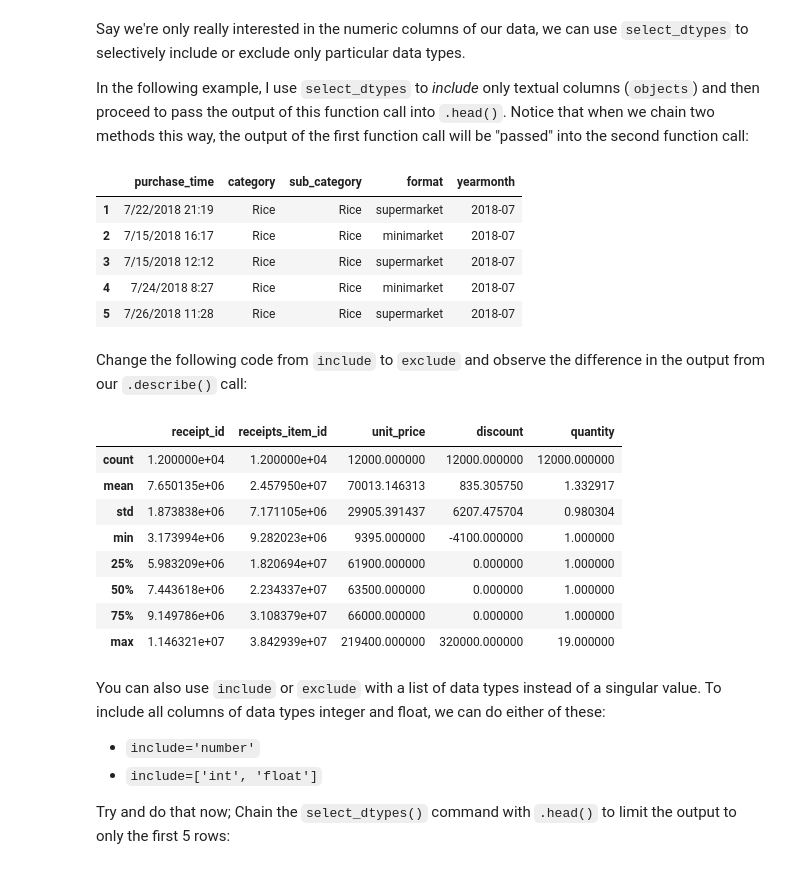
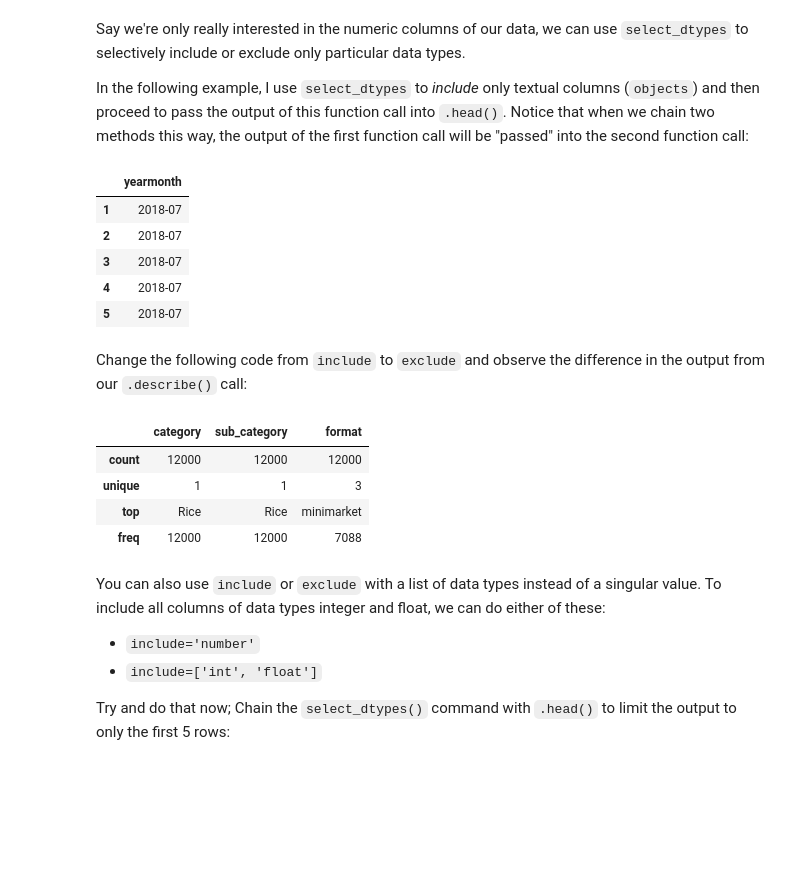
Before and after one commit to onlyphantom/dataanalysis, a Jupyter notebook: Python for Data Analysts.ipynb, the cells around one changed output. Cells and saved outputs as stored; diff of their text form; code cells hidden in the pictures; blank space fills up the shorter version.

```diff
--- a/Python for Data Analysts.ipynb
+++ b/Python for Data Analysts.ipynb
@@ -303,0 +326,4 @@ We've covered `.dtypes` in earlier sections, so go ahead and practice inspecting
+# %%
+rice['purchase_time'] = rice['purchase_time'].astype('datetime64')
+rice[['category', 'sub_category', 'format']] = rice[['category', 'sub_category', 'format']].astype('category')
+rice.dtypes
@@ -346,26 +384,22 @@ In the following example, I use `select_dtypes` to _include_ only textual column
 # %%
 rice.select_dtypes(include='object').head()
 # %% [output]
-|  | purchase_time | category | sub_category | format | yearmonth |
-| 1 | 7/22/2018 21:19 | Rice | Rice | supermarket | 2018-07 |
-| 2 | 7/15/2018 16:17 | Rice | Rice | minimarket | 2018-07 |
-| 3 | 7/15/2018 12:12 | Rice | Rice | supermarket | 2018-07 |
-| 4 | 7/24/2018 8:27 | Rice | Rice | minimarket | 2018-07 |
-| 5 | 7/26/2018 11:28 | Rice | Rice | supermarket | 2018-07 |
+|  | yearmonth |
+| 1 | 2018-07 |
+| 2 | 2018-07 |
+| 3 | 2018-07 |
+| 4 | 2018-07 |
+| 5 | 2018-07 |
 # %% [markdown]
 Change the following code from `include` to `exclude` and observe the difference in the output from our `.describe()` call:
 # %%
-rice.select_dtypes(include=['number']).describe()
+rice.select_dtypes(include=['category']).describe()
 # %% [output]
-|  | receipt_id | receipts_item_id | unit_price | discount | quantity |
-| count | 1.200000e+04 | 1.200000e+04 | 12000.000000 | 12000.000000 | 12000.000000 |
-| mean | 7.650135e+06 | 2.457950e+07 | 70013.146313 | 835.305750 | 1.332917 |
-| std | 1.873838e+06 | 7.171105e+06 | 29905.391437 | 6207.475704 | 0.980304 |
-| min | 3.173994e+06 | 9.282023e+06 | 9395.000000 | -4100.000000 | 1.000000 |
-| 25% | 5.983209e+06 | 1.820694e+07 | 61900.000000 | 0.000000 | 1.000000 |
-| 50% | 7.443618e+06 | 2.234337e+07 | 63500.000000 | 0.000000 | 1.000000 |
-| 75% | 9.149786e+06 | 3.108379e+07 | 66000.000000 | 0.000000 | 1.000000 |
-| max | 1.146321e+07 | 3.842939e+07 | 219400.000000 | 320000.000000 | 19.000000 |
+|  | category | sub_category | format |
+| count | 12000 | 12000 | 12000 |
+| unique | 1 | 1 | 3 |
+| top | Rice | Rice | minimarket |
+| freq | 12000 | 12000 | 7088 |
 # %% [markdown]
 You can also use `include` or `exclude` with a list of data types instead of a singular value. To include all columns of data types integer and float, we can do either of these:
 - `include='number'`
```
Also changed, not shown: parts of 10 cells of this notebook.
